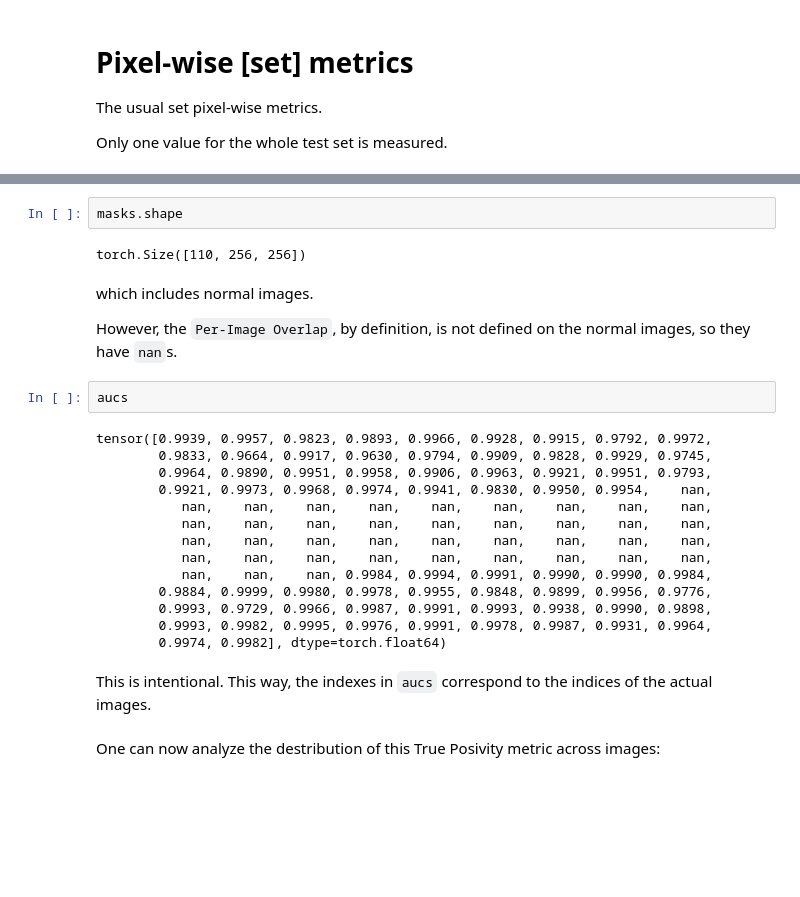
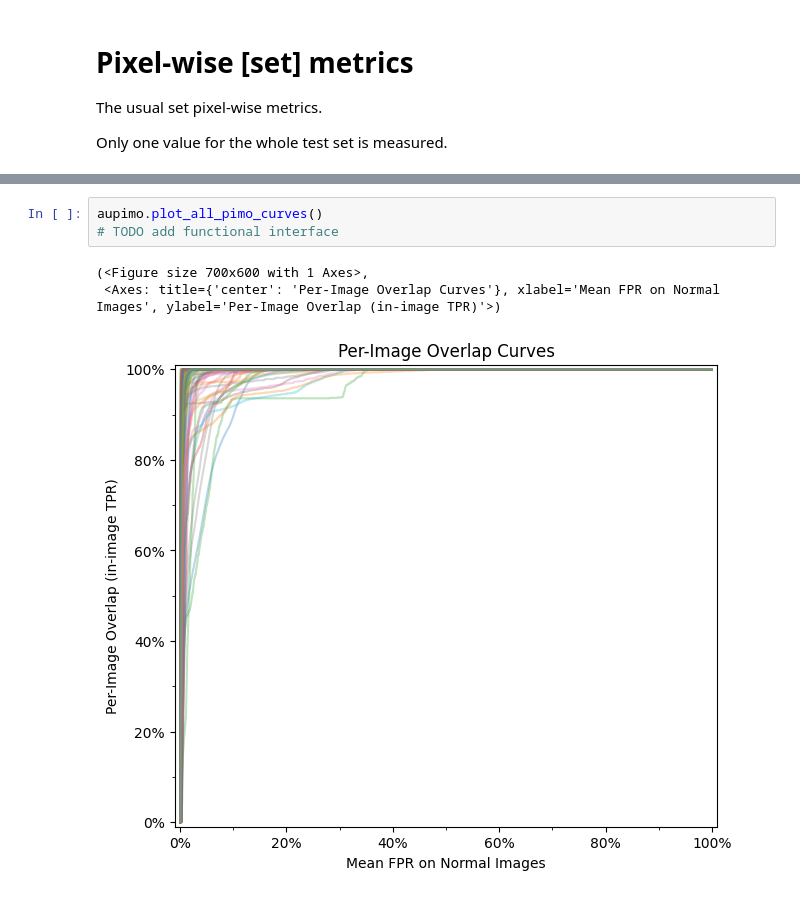
Before and after one commit to openvinotoolkit/anomalib, a Jupyter notebook: notebooks/500_use_cases/502_perimg_metrics.ipynb, the cells around one changed output, grey strips where cells are left out. Cells and saved outputs as stored; diff of their text form; blank space fills up the shorter version.

```diff
--- a/notebooks/500_use_cases/502_perimg_metrics.ipynb
+++ b/notebooks/500_use_cases/502_perimg_metrics.ipynb
@@ -203,28 +269,7 @@ Notice that `aucs` has the number of images seen in `outputs`.
-# %%
-masks.shape
-# %% [output]
-torch.Size([110, 256, 256])
-# %% [markdown]
-which includes normal images.
-
-However, the `Per-Image Overlap`, by definition, is not defined on the normal images, so they have `nan`s.
-# %%
-aucs
-# %% [output]
-tensor([0.9939, 0.9957, 0.9823, 0.9893, 0.9966, 0.9928, 0.9915, 0.9792, 0.9972,
-        0.9833, 0.9664, 0.9917, 0.9630, 0.9794, 0.9909, 0.9828, 0.9929, 0.9745,
-        0.9964, 0.9890, 0.9951, 0.9958, 0.9906, 0.9963, 0.9921, 0.9951, 0.9793,
-        0.9921, 0.9973, 0.9968, 0.9974, 0.9941, 0.9830, 0.9950, 0.9954,    nan,
-           nan,    nan,    nan,    nan,    nan,    nan,    nan,    nan,    nan,
-           nan,    nan,    nan,    nan,    nan,    nan,    nan,    nan,    nan,
-           nan,    nan,    nan,    nan,    nan,    nan,    nan,    nan,    nan,
-           nan,    nan,    nan,    nan,    nan,    nan,    nan,    nan,    nan,
-           nan,    nan,    nan, 0.9984, 0.9994, 0.9991, 0.9990, 0.9990, 0.9984,
-        0.9884, 0.9999, 0.9980, 0.9978, 0.9955, 0.9848, 0.9899, 0.9956, 0.9776,
-        0.9993, 0.9729, 0.9966, 0.9987, 0.9991, 0.9993, 0.9938, 0.9990, 0.9898,
-        0.9993, 0.9982, 0.9995, 0.9976, 0.9991, 0.9978, 0.9987, 0.9931, 0.9964,
-        0.9974, 0.9982], dtype=torch.float64)
-# %% [markdown]
-This is intentional. This way, the indexes in `aucs` correspond to the indices of the actual images.
-# %% [markdown]
-One can now analyze the destribution of this True Posivity metric across images:
+# %%
+aupimo.plot_all_pimo_curves()
+# TODO add functional interface
+# %% [output]
+(<Figure size 700x600 with 1 Axes>,
+ <Axes: title={'center': 'Per-Image Overlap Curves'}, xlabel='Mean FPR on Normal Images', ylabel='Per-Image Overlap (in-image TPR)'>)
+[figure, added]
```
Also changed, not shown: parts of 25 cells of this notebook.
